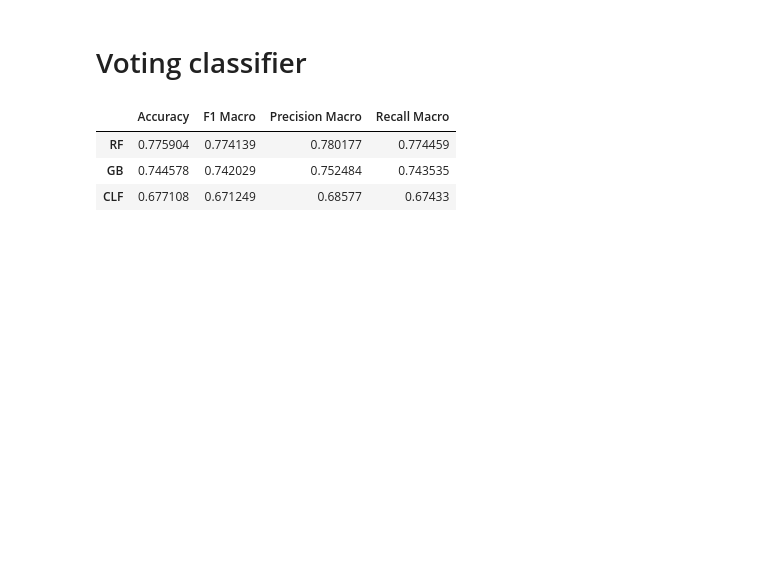
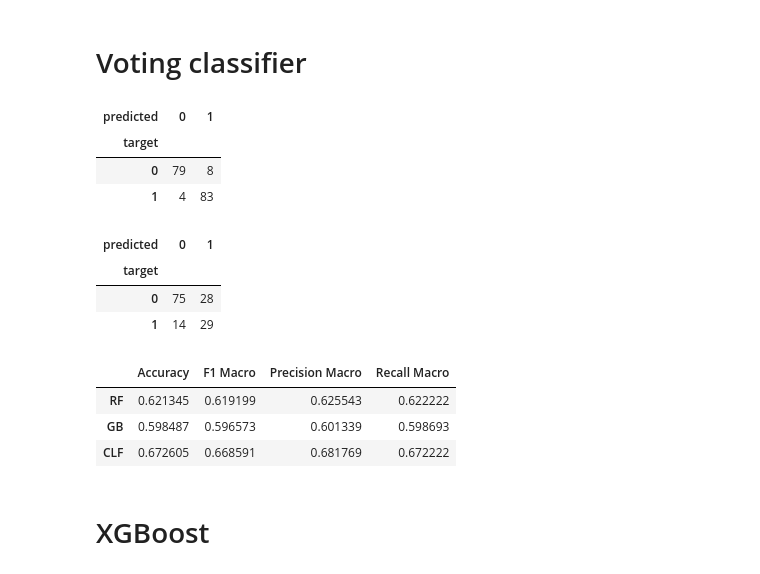
Before and after one commit to SrChen6/AA1-Competition, a Jupyter notebook: ensemble_methods.ipynb, the cells around one changed output. Cells and saved outputs as stored; diff of their text form; code cells hidden in the pictures; blank space fills up the shorter version.

```diff
--- a/ensemble_methods.ipynb
+++ b/ensemble_methods.ipynb
@@ -34,3 +34,8 @@ X_train, X_test, y_train, y_test = train_test_split(X, y, test_size=0.33, random
+# %%
+from imblearn.under_sampling import RandomUnderSampler
+
+rus = RandomUnderSampler(random_state=42)
+X_train, y_train = rus.fit_resample(X_train, y_train)
 # %%
 results_df = pd.DataFrame(index=[], columns= ['Accuracy', 'F1 Macro', 'Precision Macro', 'Recall Macro'])
 # %% [markdown]
@@ -38,6 +43,6 @@ results_df = pd.DataFrame(index=[], columns= ['Accuracy', 'F1 Macro', 'Precision
 # %%
 from sklearn.ensemble import RandomForestClassifier
 
-rf = RandomForestClassifier(n_estimators=100, random_state=42)
+rf = RandomForestClassifier(n_estimators=100, random_state=42, class_weight='balanced')
 rf.fit(X_train, y_train)
 rf_pred = rf.predict(X_test)
@@ -55,9 +74,11 @@ results_df
 # Gradient Boosting
 # %%
 from sklearn.ensemble import GradientBoostingClassifier
+from sklearn.utils.class_weight import compute_sample_weight
 
+weights = compute_sample_weight(class_weight='balanced', y=y_train)
 gb = GradientBoostingClassifier(n_estimators=100, random_state=42)
-gb.fit(X_train, y_train)
+gb.fit(X_train, y_train, sample_weight=weights)
 gb_pred = gb.predict(X_test)
 # %%
 cross_val_results = pd.DataFrame(cross_validate(gb , X_train, y_train, cv = 5,
@@ -77,23 +98,40 @@ from sklearn.linear_model import LogisticRegression
 from sklearn.svm import SVC
 from sklearn.ensemble import VotingClassifier
 
-log_clf = LogisticRegression()
-svc_clf = SVC(probability=True)
+log_clf = LogisticRegression(class_weight="balanced")
+svc_clf = SVC(probability=True, class_weight="balanced")
+rf = RandomForestClassifier(n_estimators=100, class_weight='balanced', random_state=42)
 voting = VotingClassifier(estimators=[
     ('lr', log_clf), ('svc', svc_clf), ('rf', rf)
 ], voting='soft')
 
 voting.fit(X_train, y_train)
 voting_pred = voting.predict(X_test)
+# %%
+confusion(y_train, pd.Series(voting.predict(X_train)))
+# %% [output]
+| predicted | 0 | 1 |
+| target |  |  |
+| 0 | 79 | 8 |
+| 1 | 4 | 83 |
+# %%
+confusion(y_test, pd.Series(voting.predict(X_test)))
+# %% [output]
+| predicted | 0 | 1 |
+| target |  |  |
+| 0 | 75 | 28 |
+| 1 | 14 | 29 |
 # %%
-cross_val_results = pd.DataFrame(cross_validate(log_clf , X_train, y_train, cv = 5,
+cross_val_results = pd.DataFrame(cross_validate(voting , X_train, y_train, cv = 5,
                             scoring = ['accuracy', 'f1_macro', 'precision_macro', 'recall_macro'] ))
 
 results_df.loc['CLF',:] = cross_val_results[['test_accuracy', 'test_f1_macro',
        'test_precision_macro', 'test_recall_macro']].mean().values
 results_df
 # %% [output]
 |  | Accuracy | F1 Macro | Precision Macro | Recall Macro |
-| RF | 0.775904 | 0.774139 | 0.780177 | 0.774459 |
-| GB | 0.744578 | 0.742029 | 0.752484 | 0.743535 |
-| CLF | 0.677108 | 0.671249 | 0.68577 | 0.67433 |
+| RF | 0.621345 | 0.619199 | 0.625543 | 0.622222 |
+| GB | 0.598487 | 0.596573 | 0.601339 | 0.598693 |
+| CLF | 0.672605 | 0.668591 | 0.681769 | 0.672222 |
+# %% [markdown]
+# XGBoost
```
Also changed, not shown: parts of 19 cells of this notebook, 1 other file.
